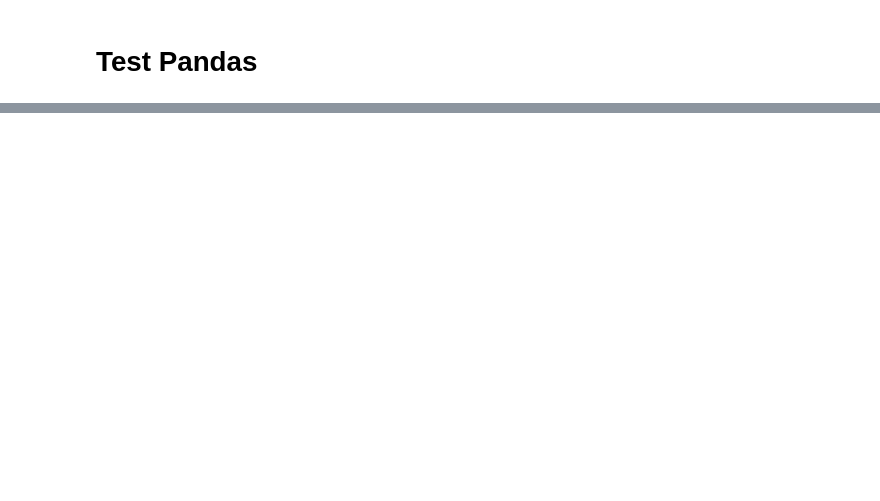
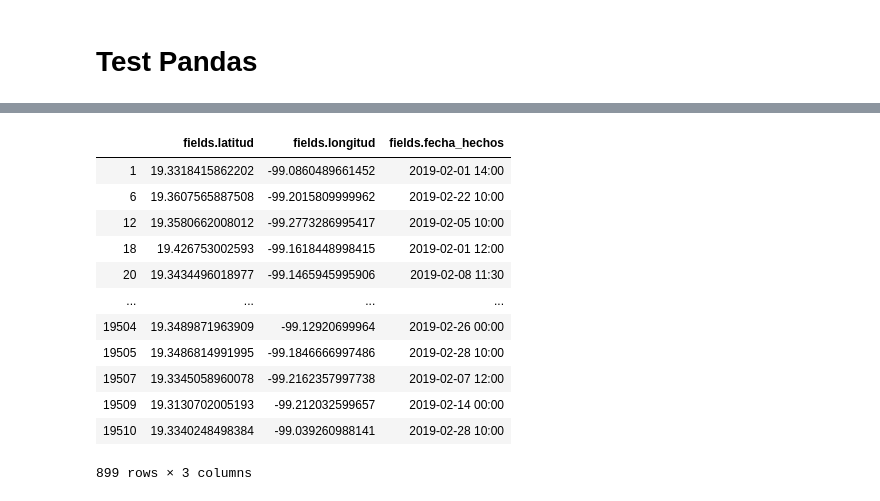
Before and after one commit to pachichi/crimenCDMX, a Jupyter notebook: DatosPython.ipynb, the cells around one changed output, grey strips where cells are left out. Drawn from its saved outputs; the diff is of its cells as text; code cells hidden in the pictures; blank space fills up the shorter version.

```diff
--- a/DatosPython.ipynb
+++ b/DatosPython.ipynb
@@ -108,0 +276,16 @@ json_normalize(d)
+# %%
+df[df['fields.delito'] == 'FRAUDE'][['fields.latitud','fields.longitud','fields.fecha_hechos']]
+# %% [output]
+|  | fields.latitud | fields.longitud | fields.fecha_hechos |
+| 1 | 19.3318415862202 | -99.0860489661452 | 2019-02-01 14:00 |
+| 6 | 19.3607565887508 | -99.2015809999962 | 2019-02-22 10:00 |
+| 12 | 19.3580662008012 | -99.2773286995417 | 2019-02-05 10:00 |
+| 18 | 19.426753002593 | -99.1618448998415 | 2019-02-01 12:00 |
+| 20 | 19.3434496018977 | -99.1465945995906 | 2019-02-08 11:30 |
+| ... | ... | ... | ... |
+| 19504 | 19.3489871963909 | -99.12920699964 | 2019-02-26 00:00 |
+| 19505 | 19.3486814991995 | -99.1846666997486 | 2019-02-28 10:00 |
+| 19507 | 19.3345058960078 | -99.2162357997738 | 2019-02-07 12:00 |
+| 19509 | 19.3130702005193 | -99.212032599657 | 2019-02-14 00:00 |
+| 19510 | 19.3340248498384 | -99.039260988141 | 2019-02-28 10:00 |
+899 rows × 3 columns
```
Also changed, not shown: parts of 32 cells of this notebook, 3 other files.
